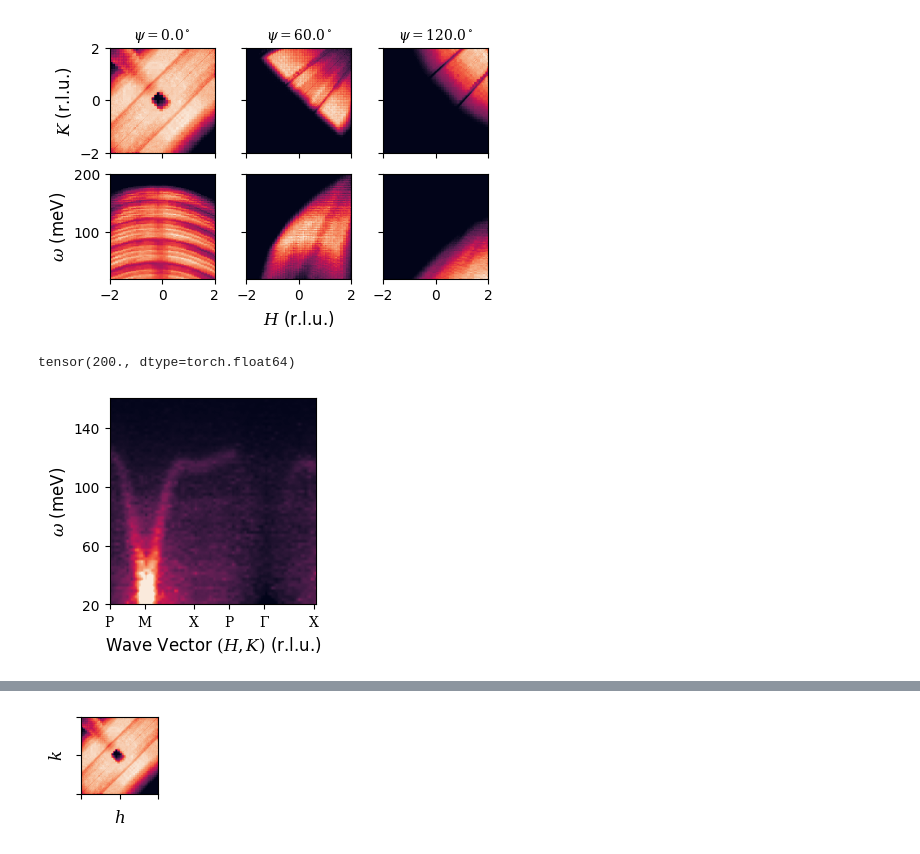
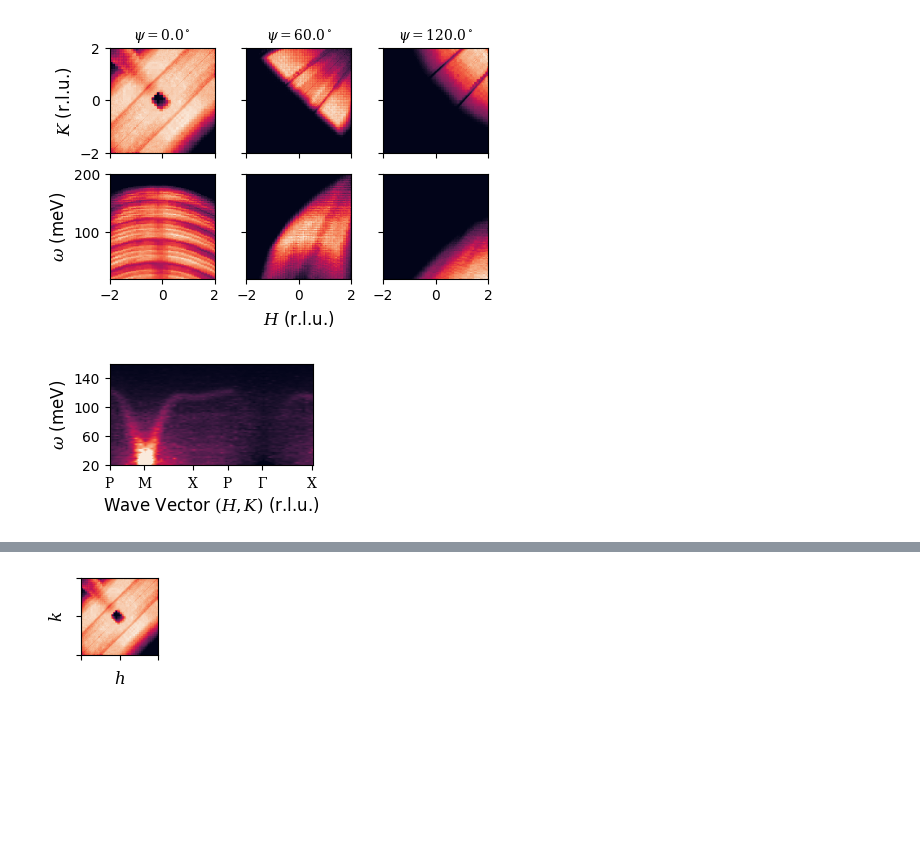
Before and after one commit to zhantaochen/inxs-steering, a Jupyter notebook: paper_preperation/mask_spec_visualization.ipynb, the cells around one changed output, grey strips where cells are left out. Cells and saved outputs as stored; diff of their text form; code cells hidden in the pictures; blank space fills up the shorter version.

```diff
--- a/paper_preperation/mask_spec_visualization.ipynb
+++ b/paper_preperation/mask_spec_visualization.ipynb
@@ -100,8 +100,8 @@ experiment.prepare_experiment(psi_mask.hklw_grid)
 # %%
 from inxss import linspace_2D_equidistant, plot_points, get_Sqw_func
 
-_, kpt_indices = linspace_2D_equidistant([[1/4,1/4], [1/2,1/2], [0,1/2], [1/4,1/4], [0,0], [0,1/2]], 100, return_indices=True)
-kpts = torch.from_numpy(linspace_2D_equidistant([[1/4,1/4],[1/2,1/2],[0,1/2],[1/4,1/4], [0,0], [0,1/2]], 100))
+_, kpt_indices = linspace_2D_equidistant([[1/4,1/4], [1/2,1/2], [0,1/2], [1/4,1/4], [0,0], [0,1/2]], 200, return_indices=True)
+kpts = torch.from_numpy(linspace_2D_equidistant([[1/4,1/4],[1/2,1/2],[0,1/2],[1/4,1/4], [0,0], [0,1/2]], 200))
 wpts = experiment.w_grid
 qw_coords = []
 for _l in experiment.l_grid:
@@ -115,26 +115,22 @@ for _l in experiment.l_grid:
 S_exp = 0.
 for _qw_coords in qw_coords:
     S_exp += experiment.get_measurements_on_coords(_qw_coords)
-# %%
-experiment.w_grid.max()
-# %% [output]
-tensor(200., dtype=torch.float64)
 # %%
 
 kpt_labels = ['$\mathrm{P}$', '$\mathrm{M}$', '$\mathrm{X}$', '$\mathrm{P}$', '$\Gamma$', '$\mathrm{X}$']
 
 fig, ax = plt.subplots(1, 1, figsize=(3, 3))
 ax.imshow(S_exp, origin='lower', cmap=cmap,
-          extent=[0,100,experiment.w_grid.min(),experiment.w_grid.max()],
+          extent=[0,len(kpts),experiment.w_grid.min(),experiment.w_grid.max()],
           aspect=100 / 140, vmax=S_exp.max() * 0.5
 )
 ax.set_xlabel('Wave Vector $(H,K)$ (r.l.u.)')
 ax.set_ylim([20, 160])
 ax.set_yticks([20, 60, 100, 140])
 ax.set_ylabel('$\omega$ (meV)')
 ax.set_xticks(kpt_indices)
 ax.set_xticklabels(kpt_labels)
 fig.tight_layout()
 fig.savefig('figures/S_exp.pdf', bbox_inches='tight', transparent=True)
 # %% [output]
-[figure, old version]
+[figure, new version]
```
Also changed, not shown: parts of 2 cells of this notebook, 21 other files.
